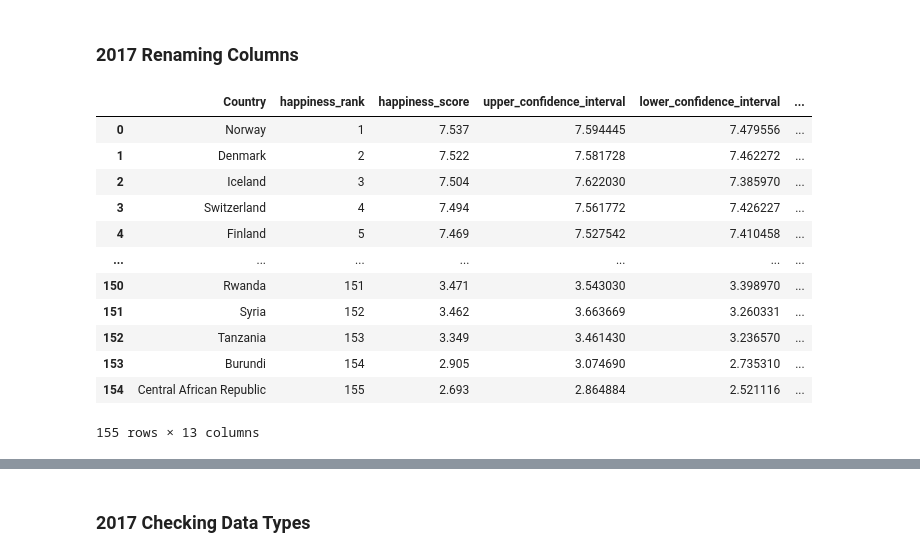
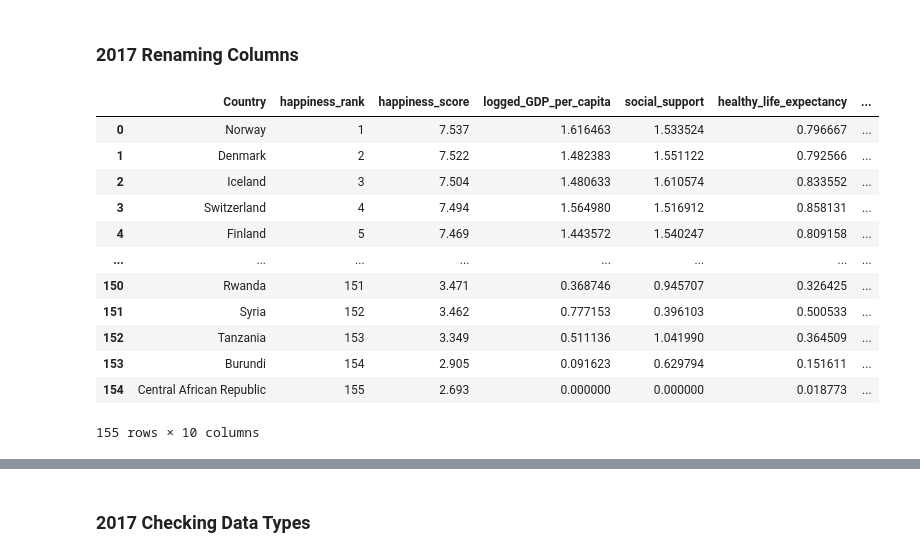
Before and after one commit to JJWarner/CF_WHR, a Jupyter notebook: Scripts/2. Wrangling and Concating WHR 2015 to 2019.ipynb, the cells around one changed output, grey strips where cells are left out. Drawn from its saved outputs; the diff is of its cells as text; code cells hidden in the pictures.

```diff
--- a/Scripts/2. Wrangling and Concating WHR 2015 to 2019.ipynb
+++ b/Scripts/2. Wrangling and Concating WHR 2015 to 2019.ipynb
@@ -227,0 +281,4 @@ for col in DF_2016.columns.tolist():
+# %%
+#Dropping all CI/standard error columns
+DF_2017= DF_2017.drop(columns=['Whisker.high','Whisker.low','Dystopia.Residual'])
+DF_2017
@@ -230,25 +301,24 @@ for col in DF_2016.columns.tolist():
 # %%
 # Renaming 2017 columns
 DF_2017.rename(
-    columns={"County":"Country", "Happiness.Rank":"happiness_rank", "Happiness.Score":"happiness_score", "Whisker.high":"upper_confidence_interval",
-             "Whisker.low":"lower_confidence_interval", "Family":"social_support", "Economy..GDP.per.Capita.":"logged_GDP_per_capita",
-             "Health..Life.Expectancy.":"healthy_life_expectancy", "Freedom":"freedom_to_make_life_choices", "Generosity":"generosity",
-             "Trust..Government.Corruption.":"perceptions_of_corruption", "Dystopia.Residual":"dystopia_residual"},
+    columns={"County":"Country", "Happiness.Rank":"happiness_rank", "Happiness.Score":"happiness_score","Family":"social_support",
+             "Economy..GDP.per.Capita.":"logged_GDP_per_capita", "Health..Life.Expectancy.":"healthy_life_expectancy",
+             "Freedom":"freedom_to_make_life_choices", "Generosity":"generosity","Trust..Government.Corruption.":"perceptions_of_corruption"},
     inplace=True,
 )
 
 DF_2017
 # %% [output]
-|  | Country | happiness_rank | happiness_score | upper_confidence_interval | lower_confidence_interval | ... |
-| 0 | Norway | 1 | 7.537 | 7.594445 | 7.479556 | ... |
-| 1 | Denmark | 2 | 7.522 | 7.581728 | 7.462272 | ... |
-| 2 | Iceland | 3 | 7.504 | 7.622030 | 7.385970 | ... |
-| 3 | Switzerland | 4 | 7.494 | 7.561772 | 7.426227 | ... |
-| 4 | Finland | 5 | 7.469 | 7.527542 | 7.410458 | ... |
-| ... | ... | ... | ... | ... | ... | ... |
-| 150 | Rwanda | 151 | 3.471 | 3.543030 | 3.398970 | ... |
-| 151 | Syria | 152 | 3.462 | 3.663669 | 3.260331 | ... |
-| 152 | Tanzania | 153 | 3.349 | 3.461430 | 3.236570 | ... |
-| 153 | Burundi | 154 | 2.905 | 3.074690 | 2.735310 | ... |
-| 154 | Central African Republic | 155 | 2.693 | 2.864884 | 2.521116 | ... |
+|  | Country | happiness_rank | happiness_score | logged_GDP_per_capita | social_support | healthy_life_expectancy | ... |
+| 0 | Norway | 1 | 7.537 | 1.616463 | 1.533524 | 0.796667 | ... |
+| 1 | Denmark | 2 | 7.522 | 1.482383 | 1.551122 | 0.792566 | ... |
+| 2 | Iceland | 3 | 7.504 | 1.480633 | 1.610574 | 0.833552 | ... |
+| 3 | Switzerland | 4 | 7.494 | 1.564980 | 1.516912 | 0.858131 | ... |
+| 4 | Finland | 5 | 7.469 | 1.443572 | 1.540247 | 0.809158 | ... |
+| ... | ... | ... | ... | ... | ... | ... | ... |
+| 150 | Rwanda | 151 | 3.471 | 0.368746 | 0.945707 | 0.326425 | ... |
+| 151 | Syria | 152 | 3.462 | 0.777153 | 0.396103 | 0.500533 | ... |
+| 152 | Tanzania | 153 | 3.349 | 0.511136 | 1.041990 | 0.364509 | ... |
+| 153 | Burundi | 154 | 2.905 | 0.091623 | 0.629794 | 0.151611 | ... |
+| 154 | Central African Republic | 155 | 2.693 | 0.000000 | 0.000000 | 0.018773 | ... |
-155 rows × 13 columns
+155 rows × 10 columns
```
Also changed, not shown: parts of 56 cells of this notebook, 27 other files.
